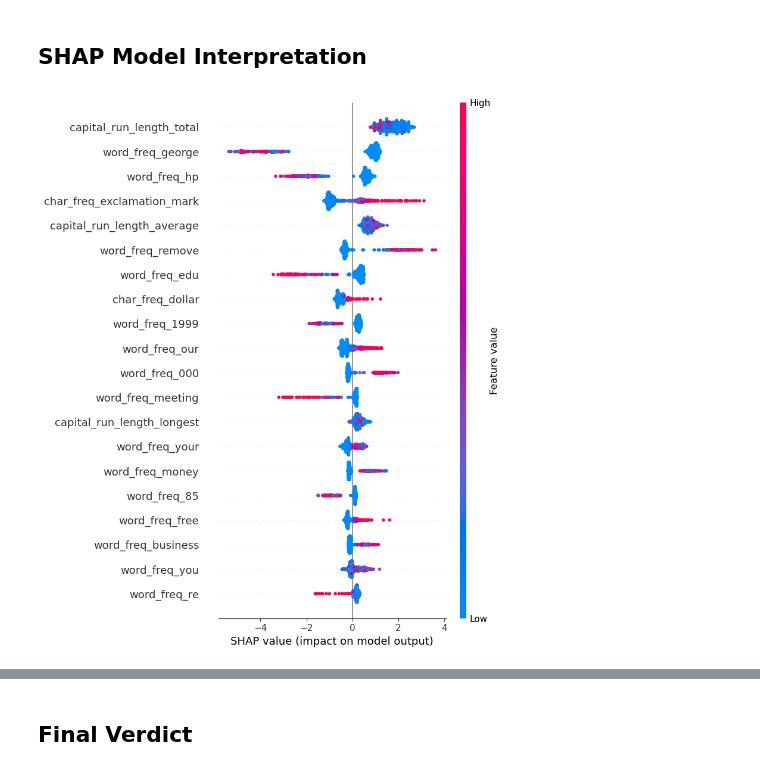
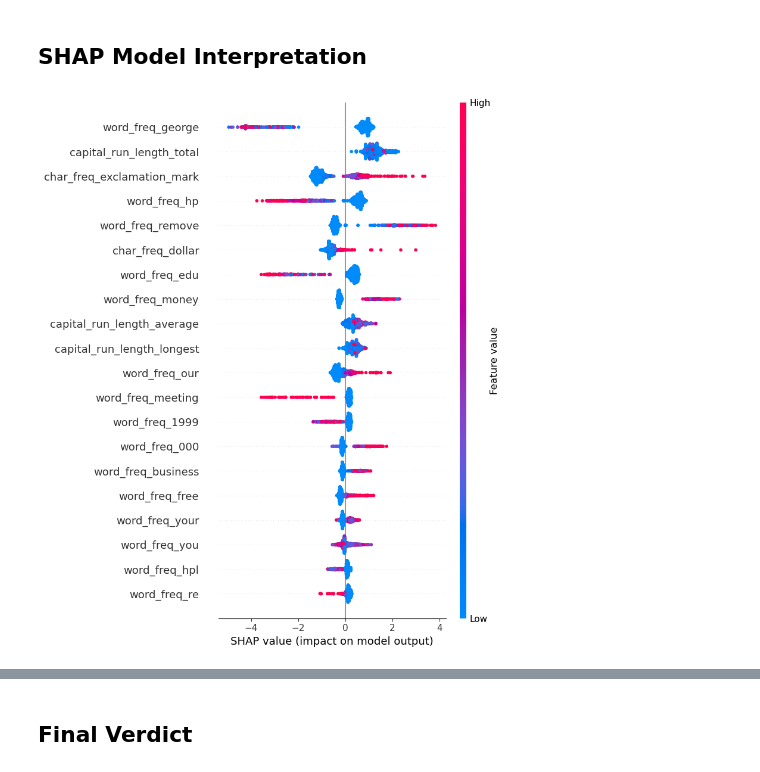
Before and after one commit to hansdarmawann/spambase-lgbm, a Jupyter notebook: spb_hd.ipynb, the cells around one changed output, grey strips where cells are left out. Drawn from its saved outputs; the diff is of its cells as text; code cells hidden in the pictures.

```diff
--- a/spb_hd.ipynb
+++ b/spb_hd.ipynb
@@ -592,22 +592,22 @@ plt.show()
 ## SHAP Model Interpretation
 # %%
 # Extract the LightGBM model from the pipeline (classifier only)
-model = best_model.named_steps['classifier']
+model = model_default.named_steps['classifier']
 
 # Use the test data (X_test) in numpy array or DataFrame format
 X_test_data = X_test  # ensure this is a DataFrame or feature array
 
 # Create a SHAP explainer for LightGBM (TreeExplainer is faster for tree-based models)
 explainer = shap.TreeExplainer(model)
 
 # Calculate SHAP values for the test data
 shap_values = explainer.shap_values(X_test_data)
 
 # Plot SHAP summary (global feature importance with direction of effect)
 plt.figure(figsize=(12, 8))
 shap.summary_plot(shap_values, X_test_data, plot_type="dot", show=True)
 # %% [output]
-[figure, old version]
+[figure, new version]
 # %%
 # Initialize SHAP JavaScript visualization in the notebook or environment
 shap.initjs()
```
Also changed, not shown: parts of 7 cells of this notebook, 1 other file.
